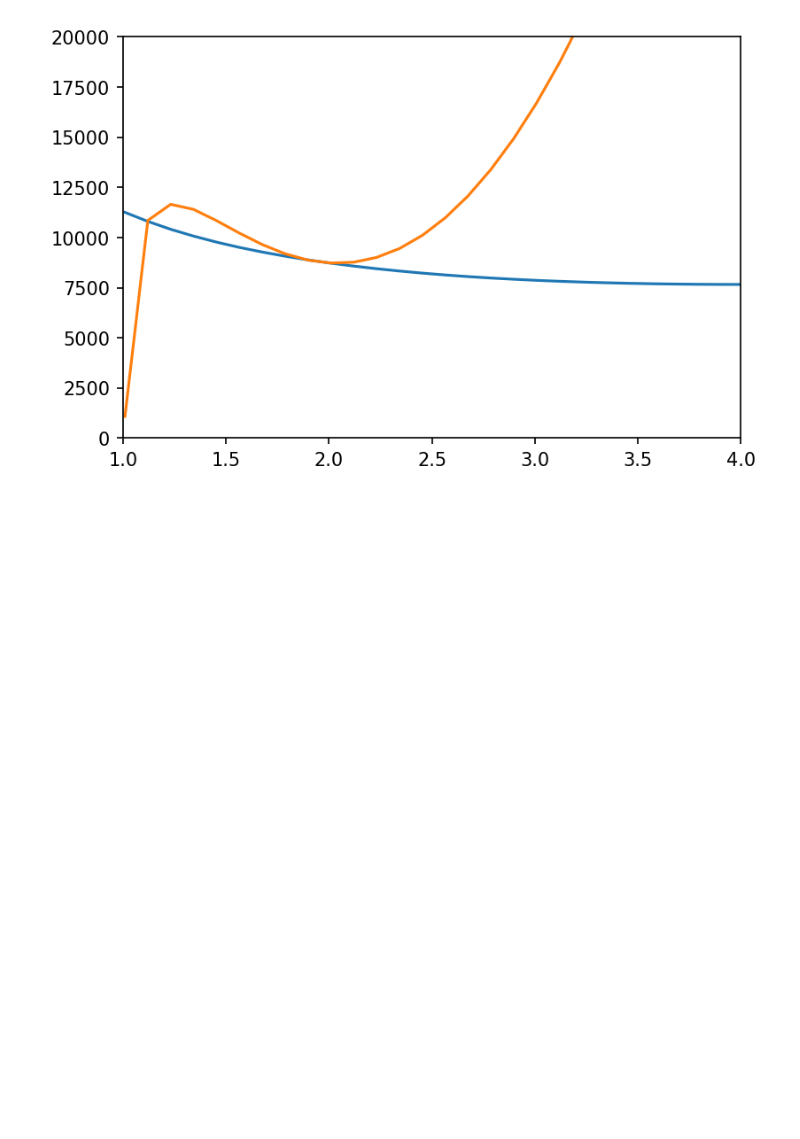
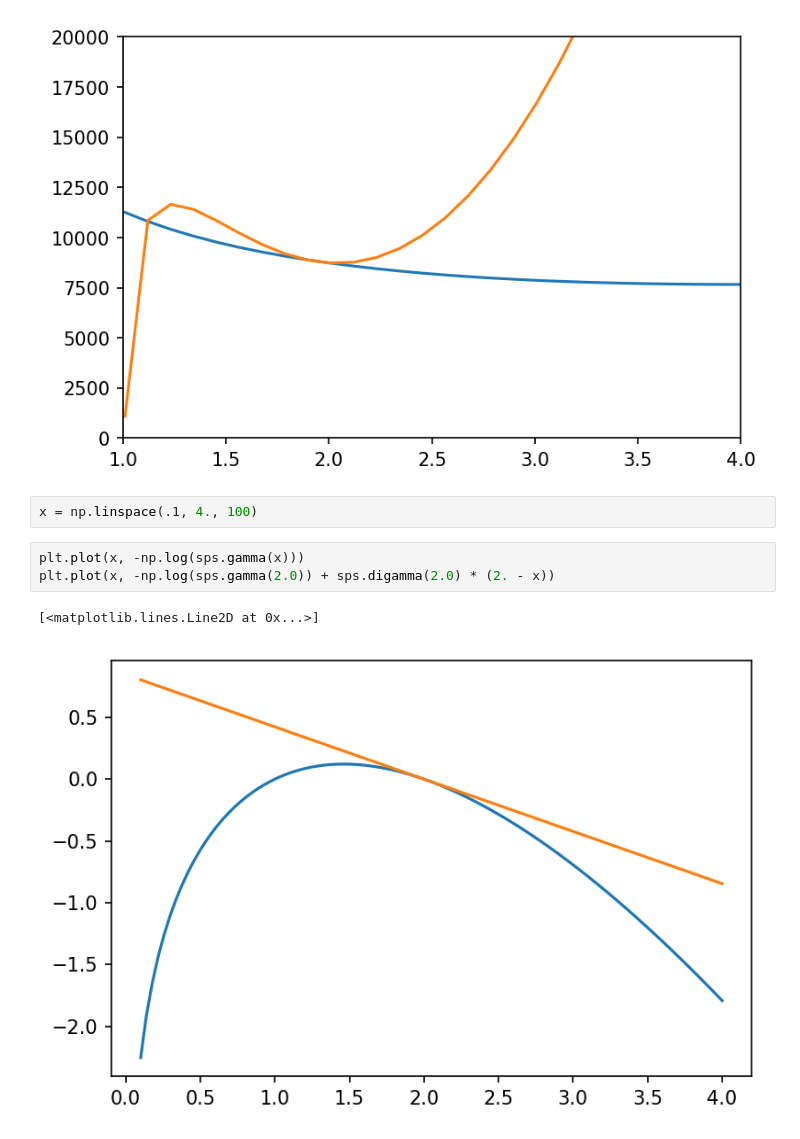
Before and after one commit to mirca/acceptance-rejection, a Jupyter notebook: examples/Untitled1.ipynb, the cells around one changed output. Drawn from its saved outputs; the diff is of its cells as text; blank space fills up the shorter version.

```diff
--- a/examples/Untitled1.ipynb
+++ b/examples/Untitled1.ipynb
@@ -39,3 +39,11 @@ plt.ylim(0, 20000)
 # %% [output]
 (0, 20000)
 [figure]
+# %%
+x = np.linspace(.1, 4., 100)
+# %%
+plt.plot(x, -np.log(sps.gamma(x)))
+plt.plot(x, -np.log(sps.gamma(2.0)) + sps.digamma(2.0) * (2. - x))
+# %% [output]
+[<matplotlib.lines.Line2D at 0x...>]
+[figure, added]
```
Also changed, not shown: parts of 3 cells of this notebook, 3 other files.
